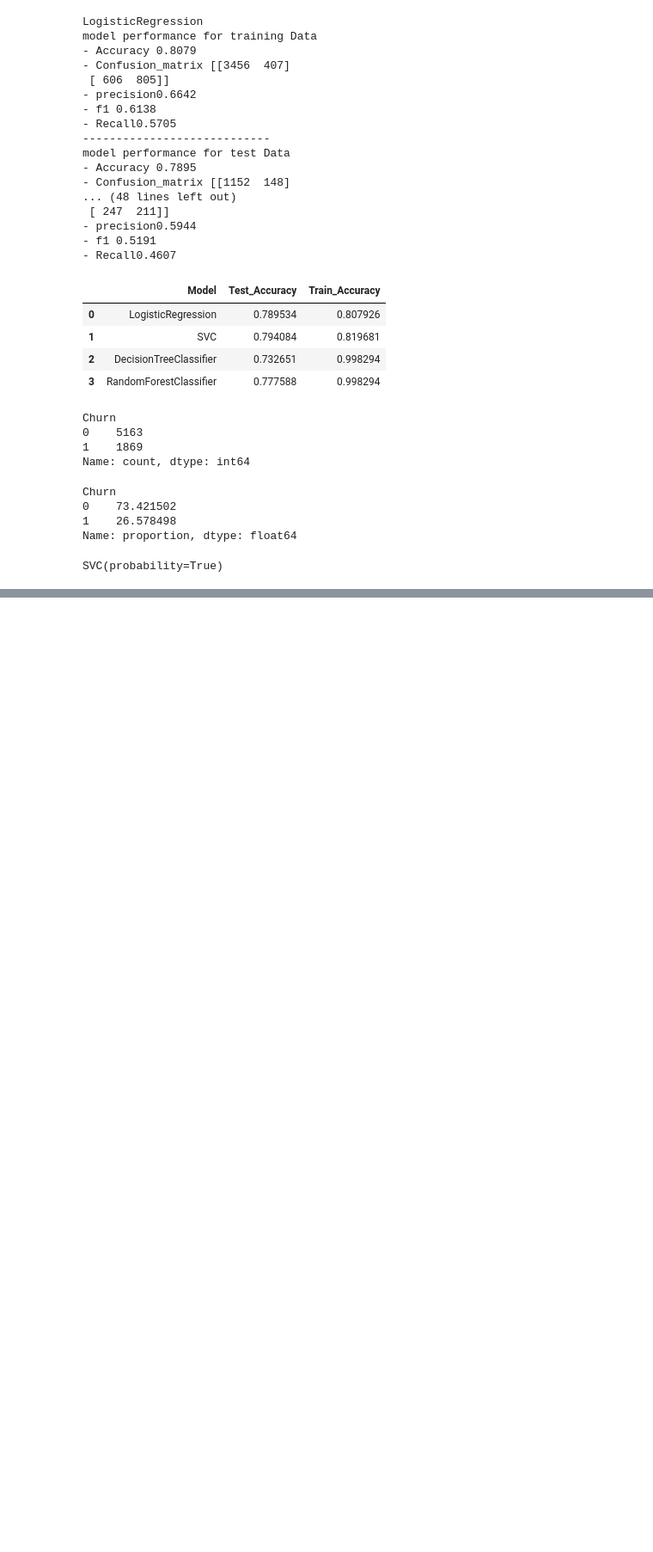
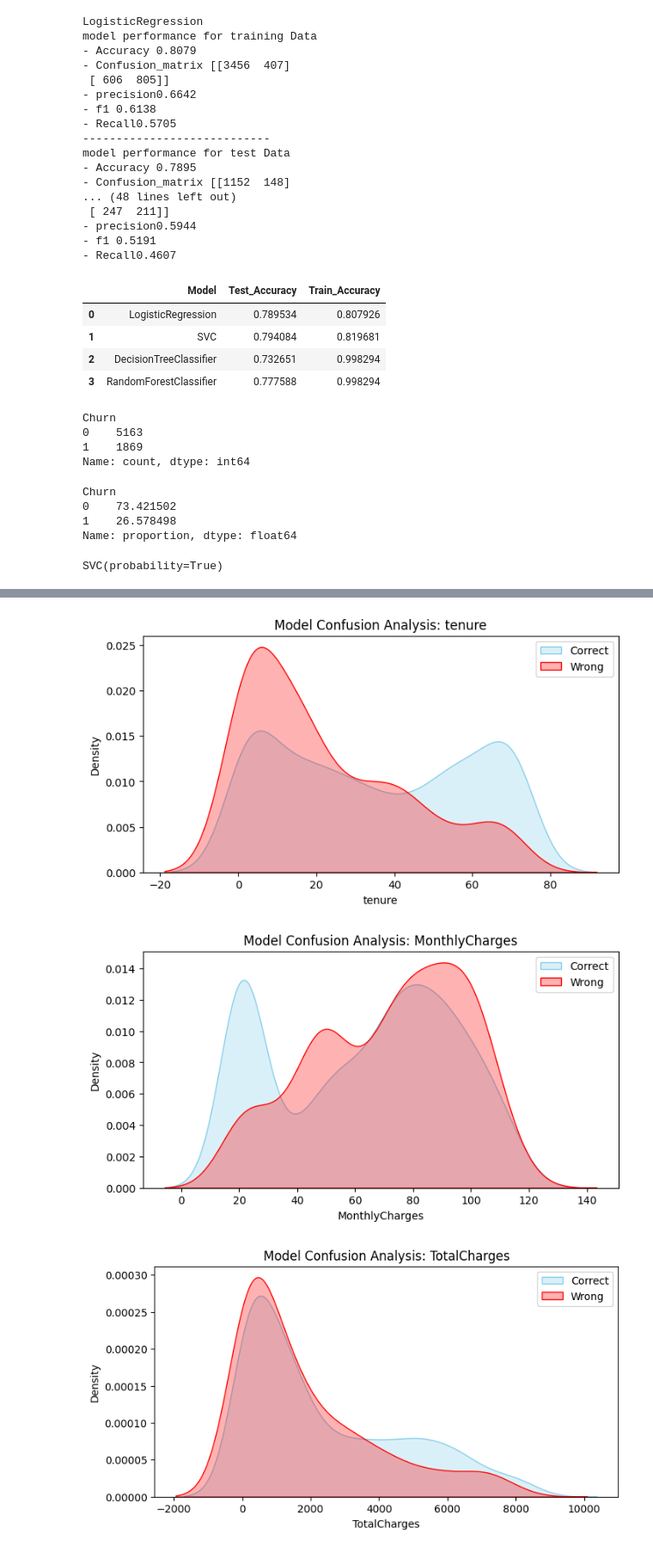
Before and after one commit to yagantiAshok/Churn_Customer_Prediction, a Jupyter notebook: notebook/EDA.ipynb, the cells around one changed output, grey strips where cells are left out. Shown at 86% size. Saved outputs shown, nothing was run; the diff lists cells and outputs as text; code cells hidden in the pictures; blank space fills up the shorter version.

```diff
--- a/notebook/EDA.ipynb
+++ b/notebook/EDA.ipynb
@@ -384,0 +328,2 @@ Name: Prob_1, dtype: float64
+# %%
+misclass = results["Actual"] != results["Predict"]
@@ -384,0 +346,2 @@ Name: Prob_1, dtype: float64
+# %%
+misclass_rows = results[misclass]
@@ -384,0 +552,4 @@ Name: Prob_1, dtype: float64
+# %%
+wrong = misclass_rows
+# %%
+correct  = results[results["Actual"] == results["Predict"]]
@@ -384,0 +654,22 @@ Name: Prob_1, dtype: float64
+# %%
+import matplotlib.pyplot as plt
+import seaborn as sns
+
+features_to_analyze = ["tenure", "MonthlyCharges", "TotalCharges"]
+
+for feature in features_to_analyze:
+    plt.figure(figsize=(8, 4))
+
+    # KDE for Correct
+    sns.kdeplot(correct[feature], label="Correct", color="skyblue", fill=True, alpha=0.3)
+
+    # KDE for Wrong
+    sns.kdeplot(wrong[feature], label="Wrong", color="red", fill=True, alpha=0.3)
+
+    plt.title(f"Model Confusion Analysis: {feature}")
+    plt.legend()
+    plt.show()
+# %% [output]
+[figure, added]
+[figure, added]
+[figure, added]
```
Also changed, not shown: parts of 40 cells of this notebook.
